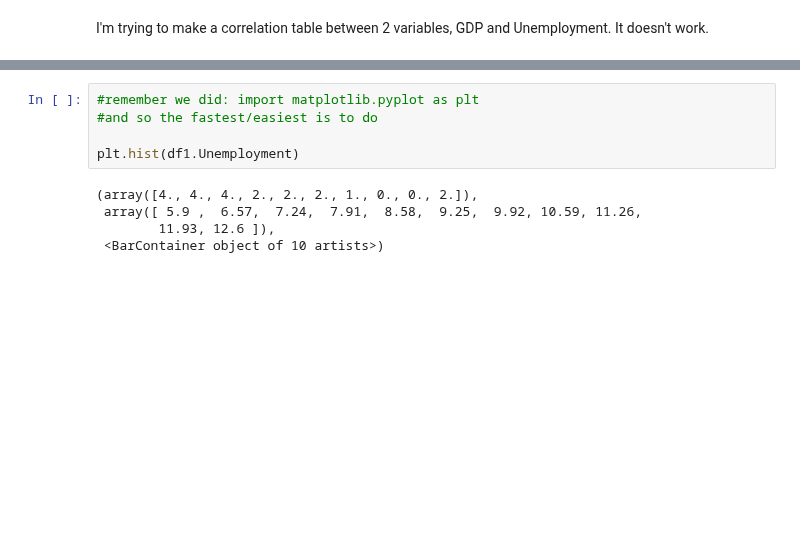
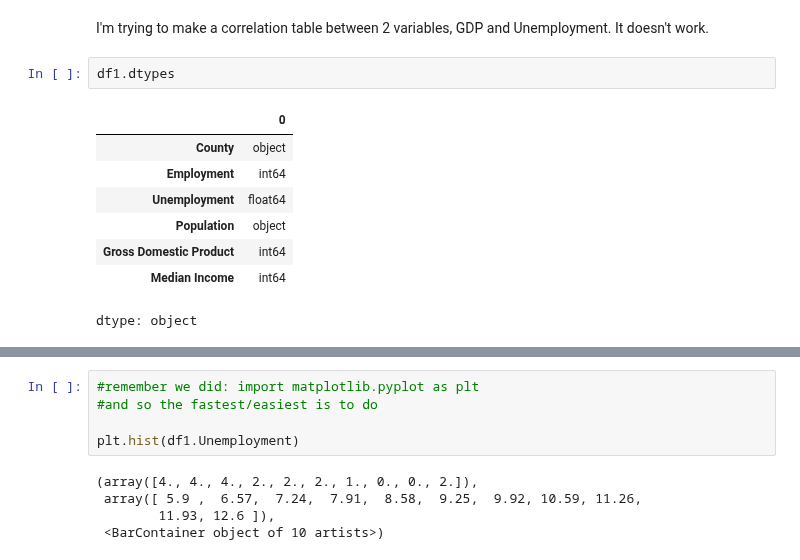
Before and after one commit to shirleyrutgers/DataVis, a Jupyter notebook: PS2.ipynb, the cells around one changed output, grey strips where cells are left out. Saved outputs shown, nothing was run; the diff lists cells and outputs as text; blank space fills up the shorter version.

```diff
--- a/PS2.ipynb
+++ b/PS2.ipynb
@@ -672,3 +672,14 @@ files.download('df1.html') #your os will probably prompt you to open in webbrows
 [interactive output not drawn]
 # %% [markdown]
 I'm trying to make a correlation table between 2 variables, GDP and Unemployment. It doesn't work.
+# %%
+df1.dtypes
+# %% [output]
+|  | 0 |
+| County | object |
+| Employment | int64 |
+| Unemployment | float64 |
+| Population | object |
+| Gross Domestic Product | int64 |
+| Median Income | int64 |
+dtype: object
```
Also changed, not shown: parts of 5 cells of this notebook.
